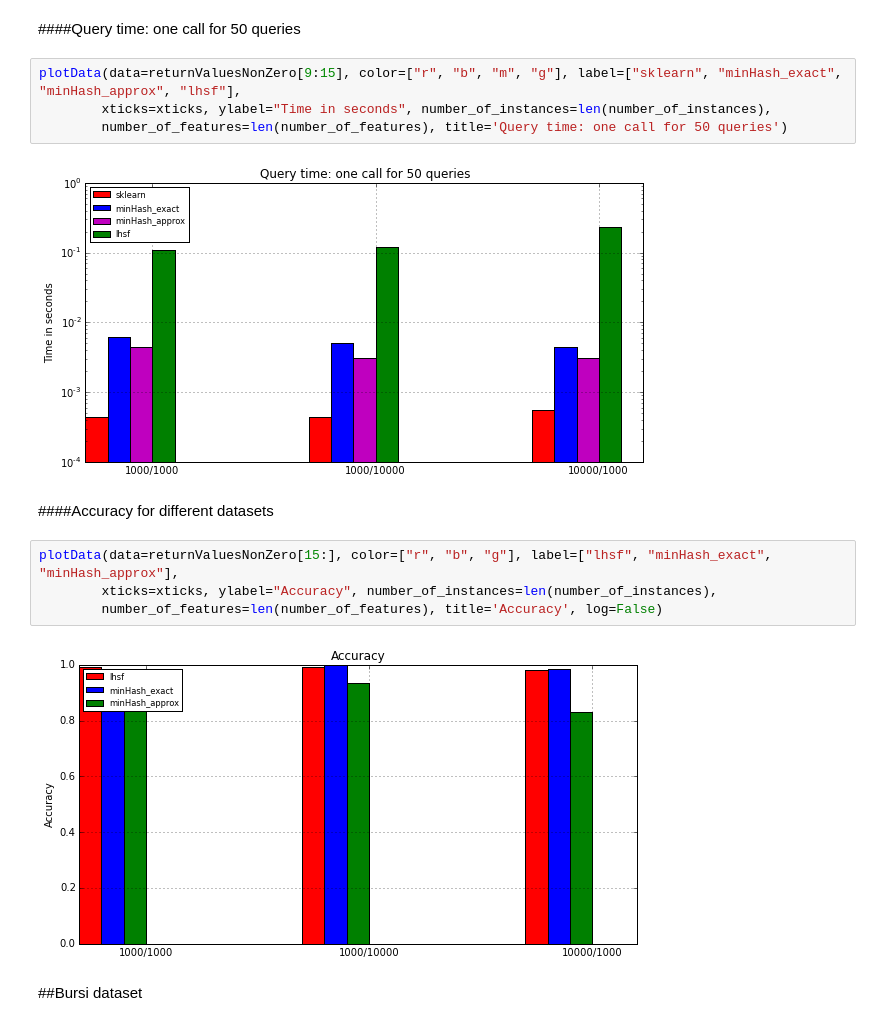
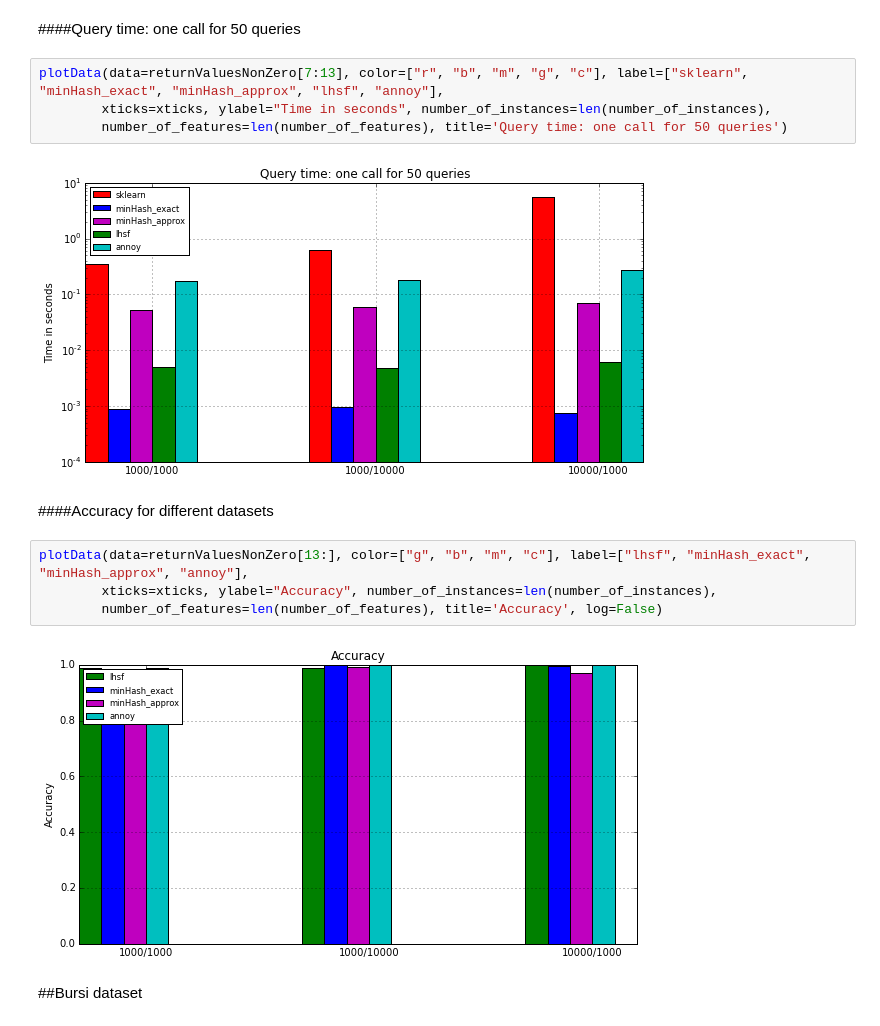
Before and after one commit to joachimwolff/sparse-neighbors-search, a Jupyter notebook: example/time.ipynb, the cells around one changed output. Cells and saved outputs as stored; diff of their text form.

Commit message:
Added Annoy to benchmark

```diff
--- a/example/time.ipynb
+++ b/example/time.ipynb
@@ -159,19 +189,19 @@ plotData(data=returnValuesNonZero[3:9], color=["r", "b", "m", "g"], label=["skle
 # %% [markdown]
 ####Query time: one call for 50 queries
 # %%
-plotData(data=returnValuesNonZero[9:15], color=["r", "b", "m", "g"], label=["sklearn", "minHash_exact", "minHash_approx", "lhsf"],
+plotData(data=returnValuesNonZero[7:13], color=["r", "b", "m", "g", "c"], label=["sklearn", "minHash_exact", "minHash_approx", "lhsf", "annoy"],
         xticks=xticks, ylabel="Time in seconds", number_of_instances=len(number_of_instances),
         number_of_features=len(number_of_features), title='Query time: one call for 50 queries')
 # %% [output]
-[figure, old version]
+[figure, new version]
 # %% [markdown]
 ####Accuracy for different datasets
 # %%
-plotData(data=returnValuesNonZero[15:], color=["r", "b", "g"], label=["lhsf", "minHash_exact", "minHash_approx"],
+plotData(data=returnValuesNonZero[13:], color=["g", "b", "m", "c"], label=["lhsf", "minHash_exact", "minHash_approx", "annoy"],
         xticks=xticks, ylabel="Accuracy", number_of_instances=len(number_of_instances),
         number_of_features=len(number_of_features), title='Accuracy', log=False)
 # %% [output]
-[figure, old version]
+[figure, new version]
 # %% [markdown]
 ##Bursi dataset
 # %%
```
Also changed, not shown: parts of 8 cells of this notebook, 1 other file.
